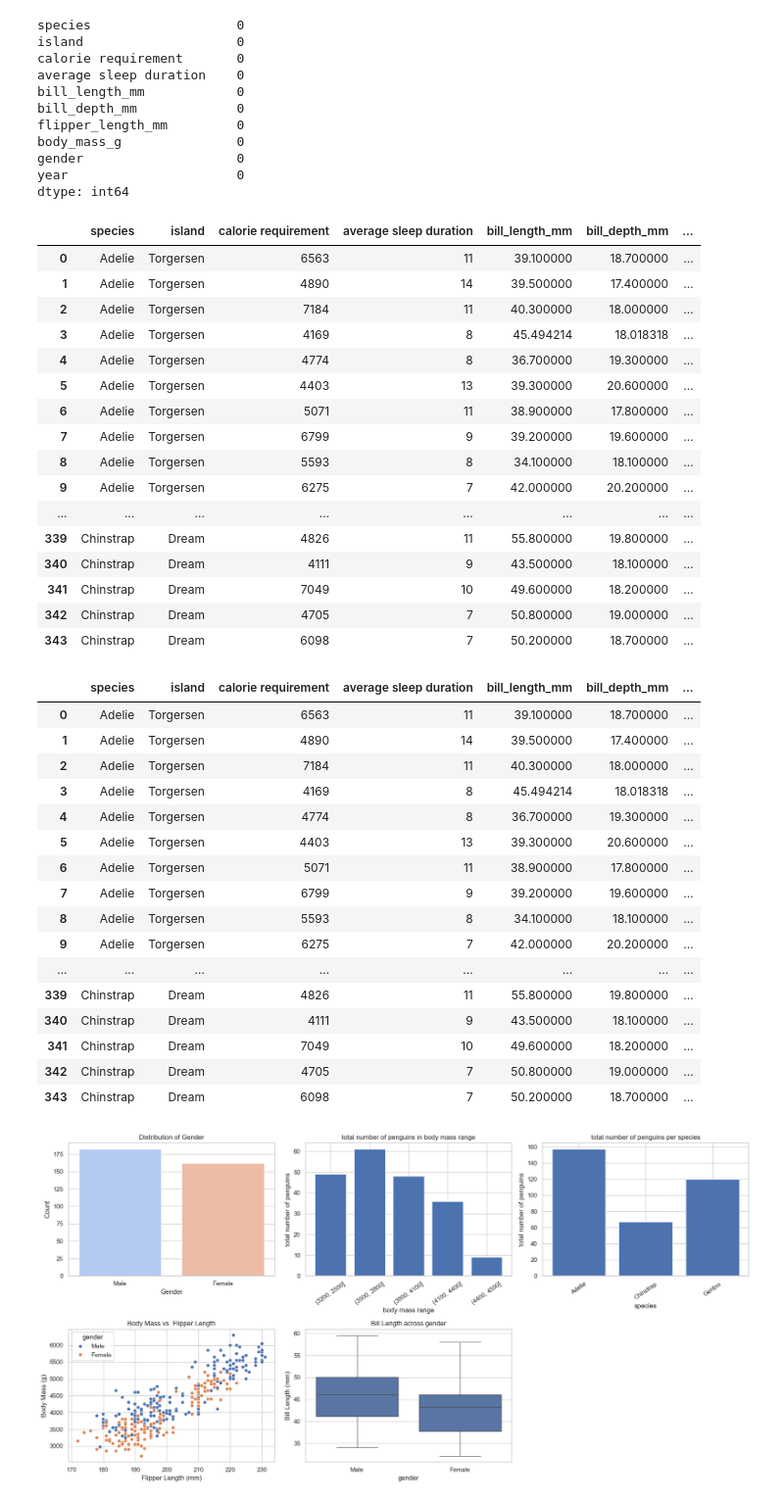
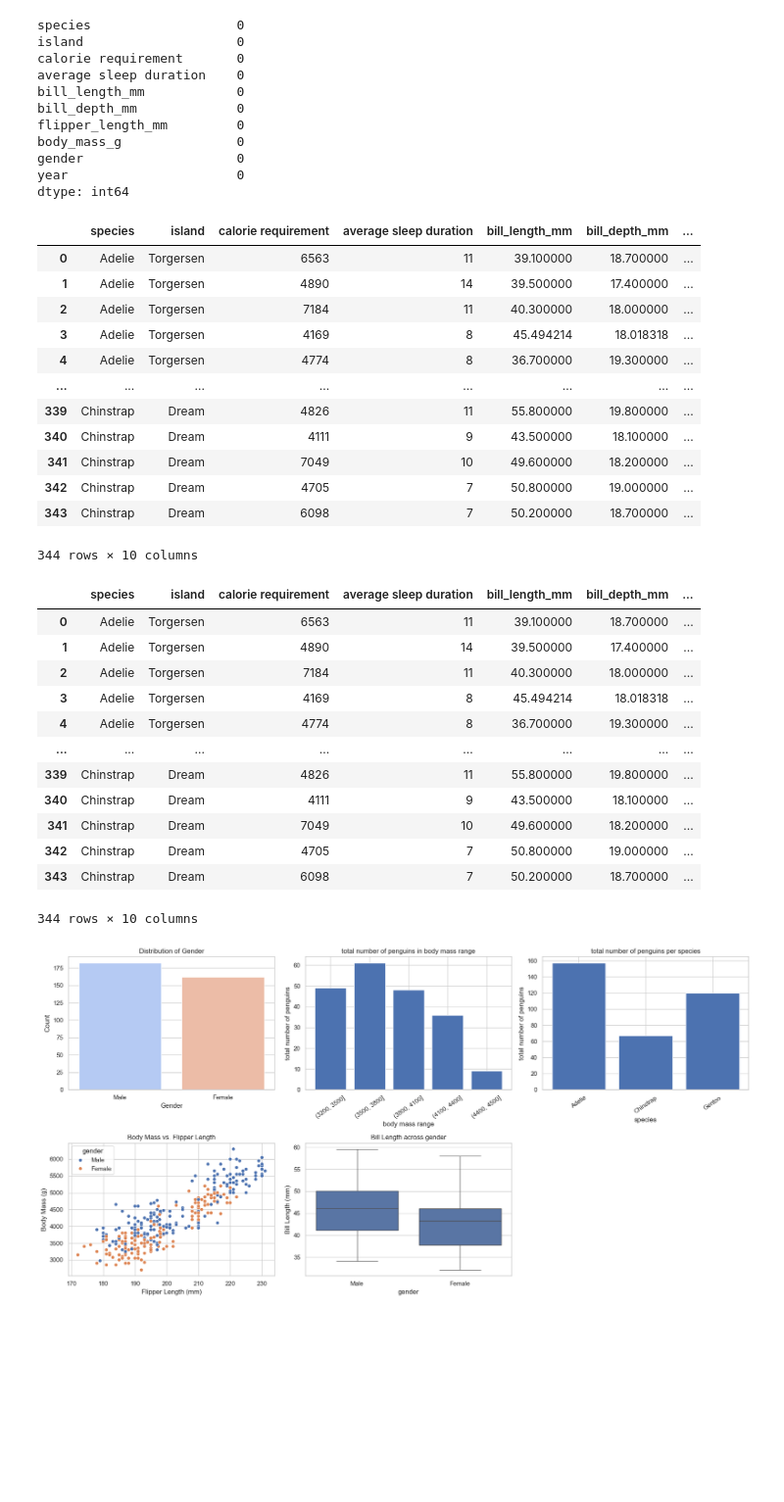
Before and after one commit to Ganesh-Kdt/Classification-and-Regression-Model-From-Scratch, a Jupyter notebook: ganeshdi_sushreen_assignment1_checkpoint.ipynb, the cells around one changed output. Shown at 98% size. Saved outputs shown, nothing was run; the diff lists cells and outputs as text; code cells hidden in the pictures; blank space fills up the shorter version.

```diff
--- a/ganeshdi_sushreen_assignment1_checkpoint.ipynb
+++ b/ganeshdi_sushreen_assignment1_checkpoint.ipynb
@@ -4,8 +4,8 @@
 import pandas as pd
 import numpy as np
 # %%
-pd.set_option('display.max_rows', 500)
-pd.set_option('display.max_columns', 500)
+pd.set_option('display.max_rows', 200)
+pd.set_option('display.max_columns', 15)
 df=pd.read_csv('Data/noisy_datasets/penguins.csv')
 df
 # %% [output]
@@ -101,60 +90,52 @@ df
 | 2 | Adelie | Torgersen | 7184 | 11 | 40.300000 | 18.000000 | ... |
 | 3 | Adelie | Torgersen | 4169 | 8 | 45.494214 | 18.018318 | ... |
 | 4 | Adelie | Torgersen | 4774 | 8 | 36.700000 | 19.300000 | ... |
-| 5 | Adelie | Torgersen | 4403 | 13 | 39.300000 | 20.600000 | ... |
-| 6 | Adelie | Torgersen | 5071 | 11 | 38.900000 | 17.800000 | ... |
-| 7 | Adelie | Torgersen | 6799 | 9 | 39.200000 | 19.600000 | ... |
-| 8 | Adelie | Torgersen | 5593 | 8 | 34.100000 | 18.100000 | ... |
-| 9 | Adelie | Torgersen | 6275 | 7 | 42.000000 | 20.200000 | ... |
 | ... | ... | ... | ... | ... | ... | ... | ... |
 | 339 | Chinstrap | Dream | 4826 | 11 | 55.800000 | 19.800000 | ... |
 | 340 | Chinstrap | Dream | 4111 | 9 | 43.500000 | 18.100000 | ... |
 | 341 | Chinstrap | Dream | 7049 | 10 | 49.600000 | 18.200000 | ... |
 | 342 | Chinstrap | Dream | 4705 | 7 | 50.800000 | 19.000000 | ... |
 | 343 | Chinstrap | Dream | 6098 | 7 | 50.200000 | 18.700000 | ... |
+344 rows × 10 columns
 # %%
 columns=['bill_length_mm','bill_depth_mm','flipper_length_mm','body_mass_g']
 def impute_outlier(df, column):
     impute_column = df[column]
     q1 = df[column].quantile(0.25)
     q3 = df[column].quantile(0.75)
     iqr = q3 - q1
 
     lower_bound = q1 - 1.5 * iqr
     upper_bound = q3 + 1.5 * iqr
 
-    non_outlier_mean = impute_column[(df[column] >= lower_bound) & (df[column] <= upper_bound)].median()
+    non_outlier_median = impute_column[(df[column] >= lower_bound) & (df[column] <= upper_bound)].median()
 
     def impute_value(value):
         if value < lower_bound or value > upper_bound:
-            return non_outlier_mean
+            return non_outlier_median
         else:
             return value
 
     df[column] = df[column].apply(impute_value)
 
 for column in columns:
     impute_outlier(df, column)
 
 df
 # %% [output]
 |  | species | island | calorie requirement | average sleep duration | bill_length_mm | bill_depth_mm | ... |
 | 0 | Adelie | Torgersen | 6563 | 11 | 39.100000 | 18.700000 | ... |
 | 1 | Adelie | Torgersen | 4890 | 14 | 39.500000 | 17.400000 | ... |
 | 2 | Adelie | Torgersen | 7184 | 11 | 40.300000 | 18.000000 | ... |
 | 3 | Adelie | Torgersen | 4169 | 8 | 45.494214 | 18.018318 | ... |
 | 4 | Adelie | Torgersen | 4774 | 8 | 36.700000 | 19.300000 | ... |
-| 5 | Adelie | Torgersen | 4403 | 13 | 39.300000 | 20.600000 | ... |
-| 6 | Adelie | Torgersen | 5071 | 11 | 38.900000 | 17.800000 | ... |
-| 7 | Adelie | Torgersen | 6799 | 9 | 39.200000 | 19.600000 | ... |
-| 8 | Adelie | Torgersen | 5593 | 8 | 34.100000 | 18.100000 | ... |
-| 9 | Adelie | Torgersen | 6275 | 7 | 42.000000 | 20.200000 | ... |
 | ... | ... | ... | ... | ... | ... | ... | ... |
 | 339 | Chinstrap | Dream | 4826 | 11 | 55.800000 | 19.800000 | ... |
 | 340 | Chinstrap | Dream | 4111 | 9 | 43.500000 | 18.100000 | ... |
 | 341 | Chinstrap | Dream | 7049 | 10 | 49.600000 | 18.200000 | ... |
 | 342 | Chinstrap | Dream | 4705 | 7 | 50.800000 | 19.000000 | ... |
 | 343 | Chinstrap | Dream | 6098 | 7 | 50.200000 | 18.700000 | ... |
+344 rows × 10 columns
 # %%
 import matplotlib.pyplot as plt
 import seaborn as sns
```
Also changed, not shown: parts of 19 cells of this notebook, 1 other file.
